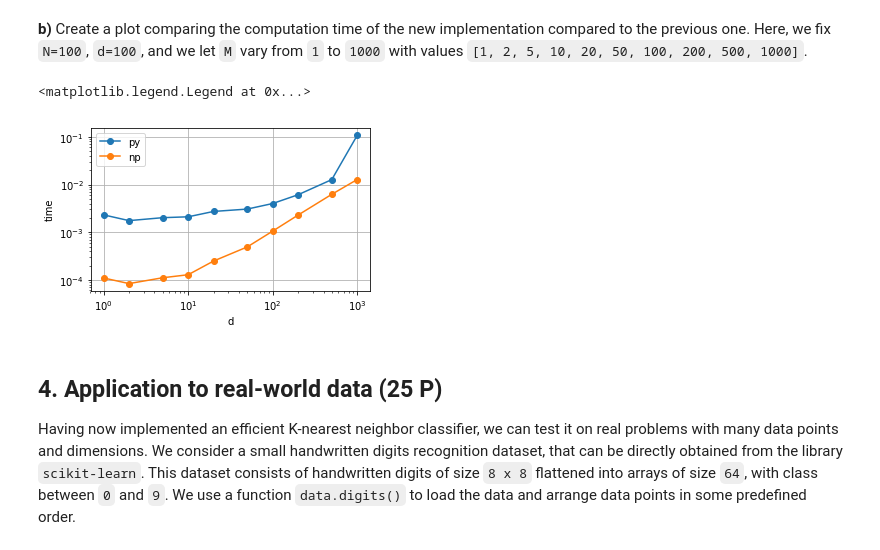
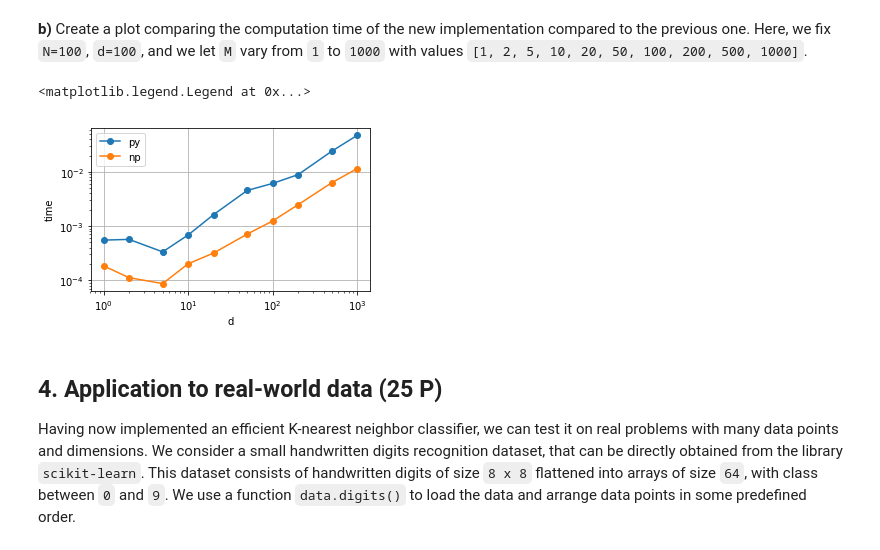
Before and after one commit to Klavaro/mlpy, a Jupyter notebook: sheet2.ipynb, the cells around one changed output. Saved outputs shown, nothing was run; the diff lists cells and outputs as text; code cells hidden in the pictures.

```diff
--- a/sheet2.ipynb
+++ b/sheet2.ipynb
@@ -190,12 +190,12 @@ assert pybatch(U, X, Y, nearest=pynearest) == pybatch(U, X, Y, nearest=npnearest
 **b)** Create a plot similar to the one above, where the new method is compared to the previous one. Here, we fix `M=100`, `d=100`, and we let `N` take different values `[1, 2, 5, 10, 20, 50, 100, 200, 500, 1000]`.
 # %%
 # >>>>> YOUR CODE HERE
-dlist = [1, 2, 5, 10, 20, 50, 100, 200, 500, 1000]
+nlist = [1, 2, 5, 10, 20, 50, 100, 200, 500, 1000]
 
 tlist = []
 tlistnp = []
-for d in dlist:
-    U, X, Y = data.toy(100, 100, d)
+for n in nlist:
+    U, X, Y = data.toy(100, n, 100)
     a = time.clock()
     pybatch(U, X, Y,nearest=pynearest, distance=npdistance)
     b = time.clock()
@@ -238,31 +238,31 @@ assert numpy.all(pybatch(U, X, Y) == npbatch(U, X, Y))
 **b)** Create a plot comparing the computation time of the new implementation compared to the previous one. Here, we fix `N=100`, `d=100`, and we let `M` vary from `1` to `1000` with values `[1, 2, 5, 10, 20, 50, 100, 200, 500, 1000]`.
 # %%
 # >>>>> YOUR CODE HERE
-dlist = [1, 2, 5, 10, 20, 50, 100, 200, 500, 1000]
+mlist = [1, 2, 5, 10, 20, 50, 100, 200, 500, 1000]
 
 tlist = []
 tlistnp = []
-for d in dlist:
-    U, X, Y = data.toy(100, 100, d)
+for m in mlist:
+    U, X, Y = data.toy(m, 100, 100)
     a = time.clock()
     pybatch(U, X, Y,nearest=npnearest, distance=npdistance)
     b = time.clock()
     tlist += [b - a]
 
     a = time.clock()
     npbatch(U, X, Y , nearest=npnearest, distance=npdistance)
     b = time.clock()
     tlistnp += [b - a]
 
 plt.figure(figsize=(5, 3))
 plt.plot(dlist, tlist, '-o',label='py')
 plt.plot(dlist, tlistnp, '-o',label='np')
 plt.xscale('log'); plt.yscale('log'); plt.xlabel('d'); plt.ylabel('time'); plt.grid(True)
 plt.legend()
 # <<<<< END YOUR CODE
 # %% [output]
 <matplotlib.legend.Legend at 0x...>
-[figure, old version]
+[figure, new version]
 # %% [markdown]
 ## 4. Application to real-world data (25 P)
 
```
Also changed, not shown: parts of 3 cells of this notebook.
